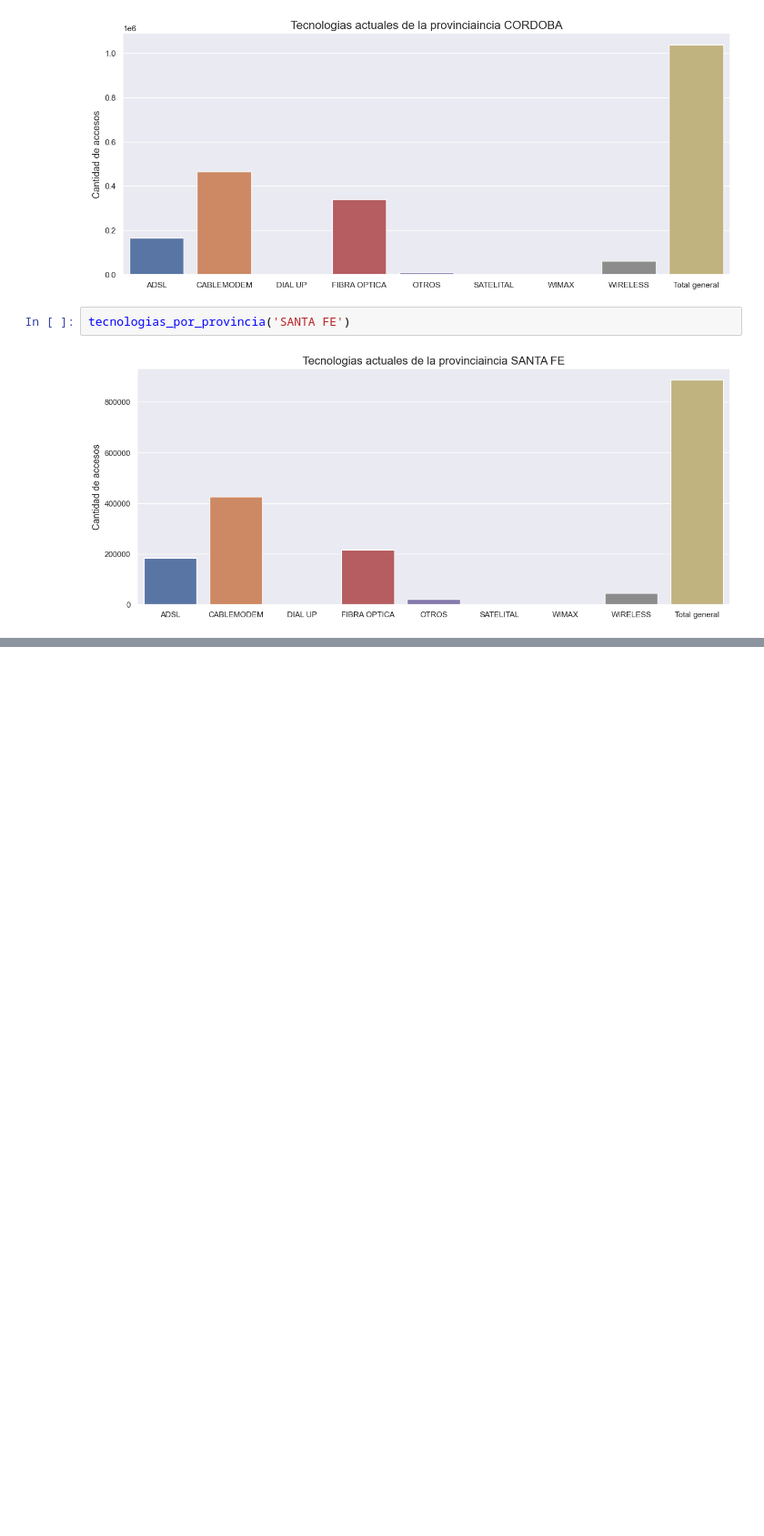
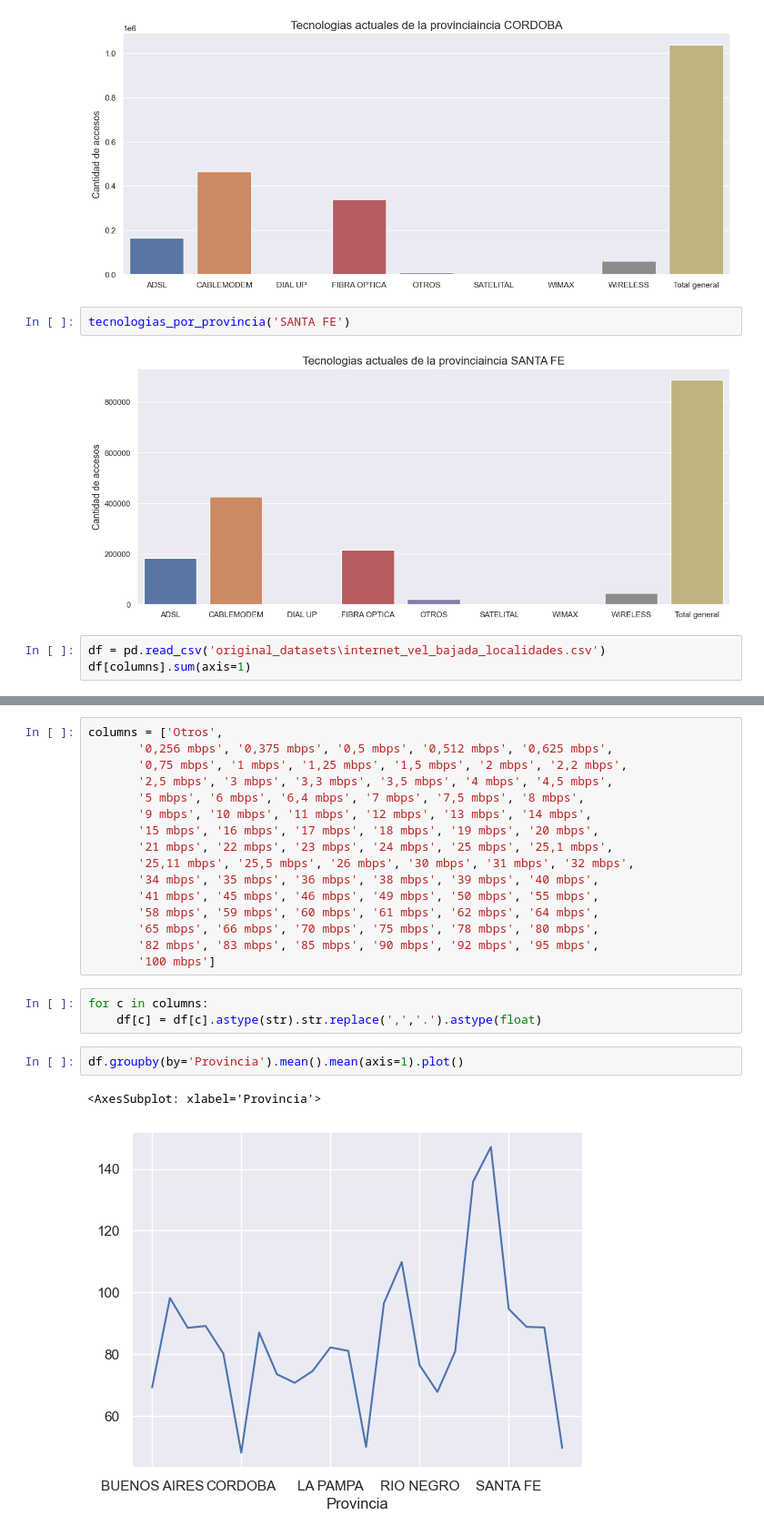
Before and after one commit to uriellmendezz/Analisis_Telecomunicaciones, a Jupyter notebook: EDA.ipynb, the cells around one changed output, grey strips where cells are left out. Shown at 91% size. Drawn from its saved outputs; the diff is of its cells as text; blank space fills up the shorter version.

```diff
--- a/EDA.ipynb
+++ b/EDA.ipynb
@@ -781,3 +883,6 @@ tecnologias_por_provincia('CORDOBA')
 tecnologias_por_provincia('SANTA FE')
 # %% [output]
 [figure]
+# %%
+df = pd.read_csv('original_datasets\internet_vel_bajada_localidades.csv')
+df[columns].sum(axis=1)
@@ -783,0 +902,24 @@ tecnologias_por_provincia('SANTA FE')
+# %%
+columns = ['Otros',
+       '0,256 mbps', '0,375 mbps', '0,5 mbps', '0,512 mbps', '0,625 mbps',
+       '0,75 mbps', '1 mbps', '1,25 mbps', '1,5 mbps', '2 mbps', '2,2 mbps',
+       '2,5 mbps', '3 mbps', '3,3 mbps', '3,5 mbps', '4 mbps', '4,5 mbps',
+       '5 mbps', '6 mbps', '6,4 mbps', '7 mbps', '7,5 mbps', '8 mbps',
+       '9 mbps', '10 mbps', '11 mbps', '12 mbps', '13 mbps', '14 mbps',
+       '15 mbps', '16 mbps', '17 mbps', '18 mbps', '19 mbps', '20 mbps',
+       '21 mbps', '22 mbps', '23 mbps', '24 mbps', '25 mbps', '25,1 mbps',
+       '25,11 mbps', '25,5 mbps', '26 mbps', '30 mbps', '31 mbps', '32 mbps',
+       '34 mbps', '35 mbps', '36 mbps', '38 mbps', '39 mbps', '40 mbps',
+       '41 mbps', '45 mbps', '46 mbps', '49 mbps', '50 mbps', '55 mbps',
+       '58 mbps', '59 mbps', '60 mbps', '61 mbps', '62 mbps', '64 mbps',
+       '65 mbps', '66 mbps', '70 mbps', '75 mbps', '78 mbps', '80 mbps',
+       '82 mbps', '83 mbps', '85 mbps', '90 mbps', '92 mbps', '95 mbps',
+       '100 mbps']
+# %%
+for c in columns:
+    df[c] = df[c].astype(str).str.replace(',','.').astype(float)
+# %%
+df.groupby(by='Provincia').mean().mean(axis=1).plot()
+# %% [output]
+<AxesSubplot: xlabel='Provincia'>
+[figure, added]
```
Also changed, not shown: parts of 22 cells of this notebook, 14 other files.
